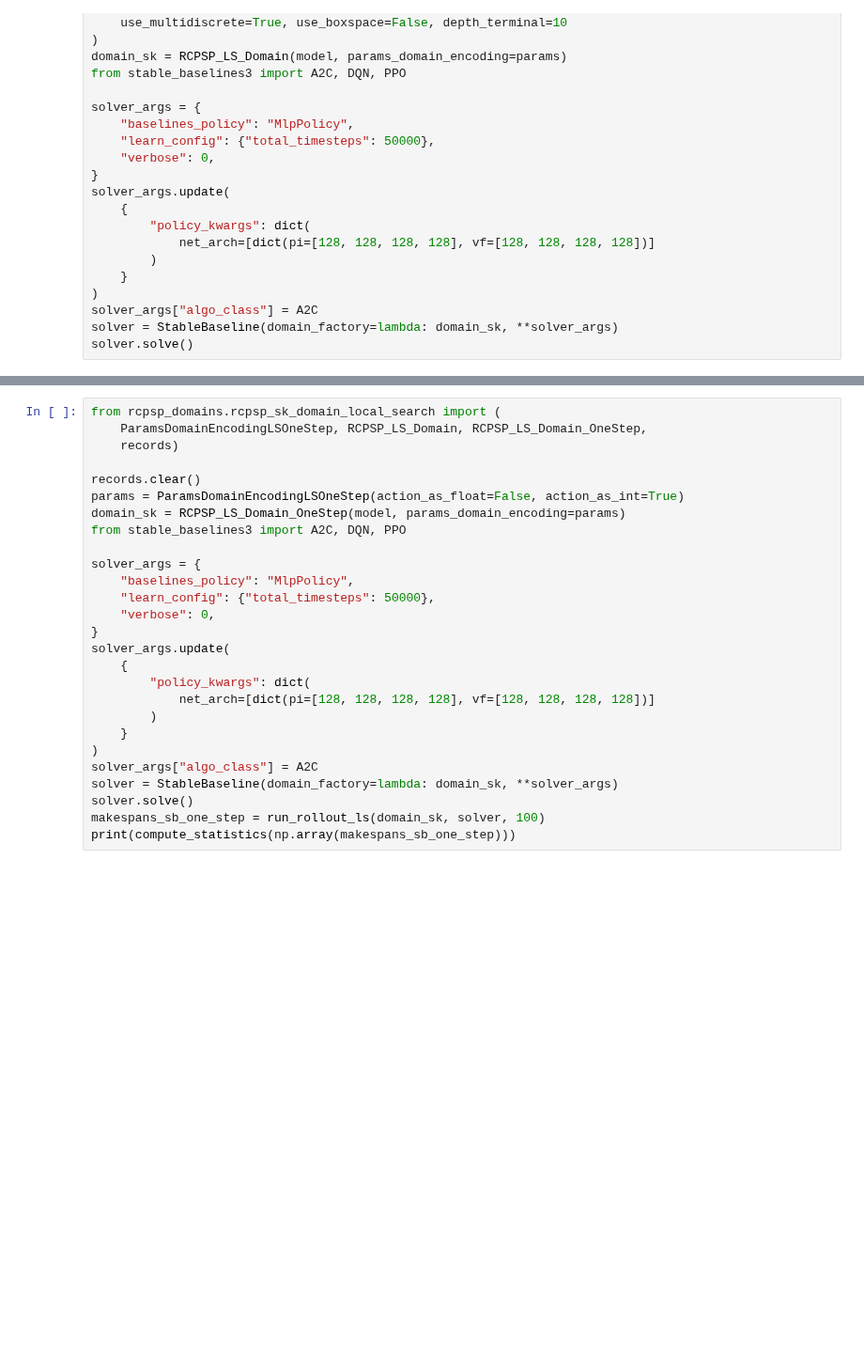
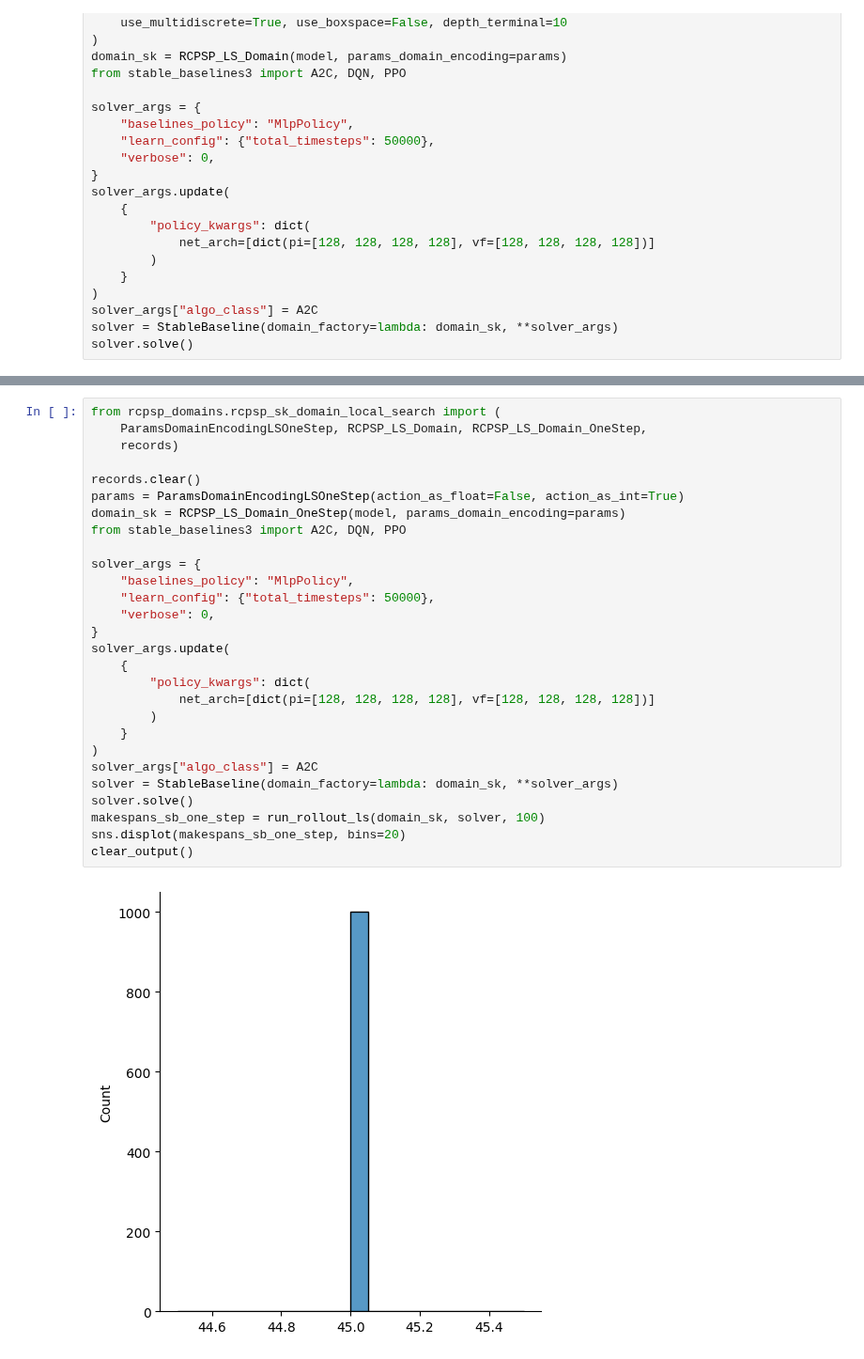
Before and after one commit to fteicht/icaps24-skdecide-tutorial, a Jupyter notebook: notebooks/Scheduling tutorial.ipynb, the cells around one changed output, grey strips where cells are left out. Shown at 94% size. Drawn from its saved outputs; the diff is of its cells as text; blank space fills up the shorter version.

```diff
--- a/notebooks/Scheduling tutorial.ipynb
+++ b/notebooks/Scheduling tutorial.ipynb
@@ -1142,27 +1037,30 @@ print(compute_statistics(np.array(makespans_rllib_one_step)))
 # %%
 from rcpsp_domains.rcpsp_sk_domain_local_search import (
     ParamsDomainEncodingLSOneStep, RCPSP_LS_Domain, RCPSP_LS_Domain_OneStep,
     records)
 
 records.clear()
 params = ParamsDomainEncodingLSOneStep(action_as_float=False, action_as_int=True)
 domain_sk = RCPSP_LS_Domain_OneStep(model, params_domain_encoding=params)
 from stable_baselines3 import A2C, DQN, PPO
 
 solver_args = {
     "baselines_policy": "MlpPolicy",
     "learn_config": {"total_timesteps": 50000},
     "verbose": 0,
 }
 solver_args.update(
     {
         "policy_kwargs": dict(
             net_arch=[dict(pi=[128, 128, 128, 128], vf=[128, 128, 128, 128])]
         )
     }
 )
 solver_args["algo_class"] = A2C
 solver = StableBaseline(domain_factory=lambda: domain_sk, **solver_args)
 solver.solve()
 makespans_sb_one_step = run_rollout_ls(domain_sk, solver, 100)
-print(compute_statistics(np.array(makespans_sb_one_step)))
+sns.displot(makespans_sb_one_step, bins=20)
+clear_output()
+# %% [output]
+[figure, added]
```
Also changed, not shown: parts of 58 cells of this notebook, 2 other files.
